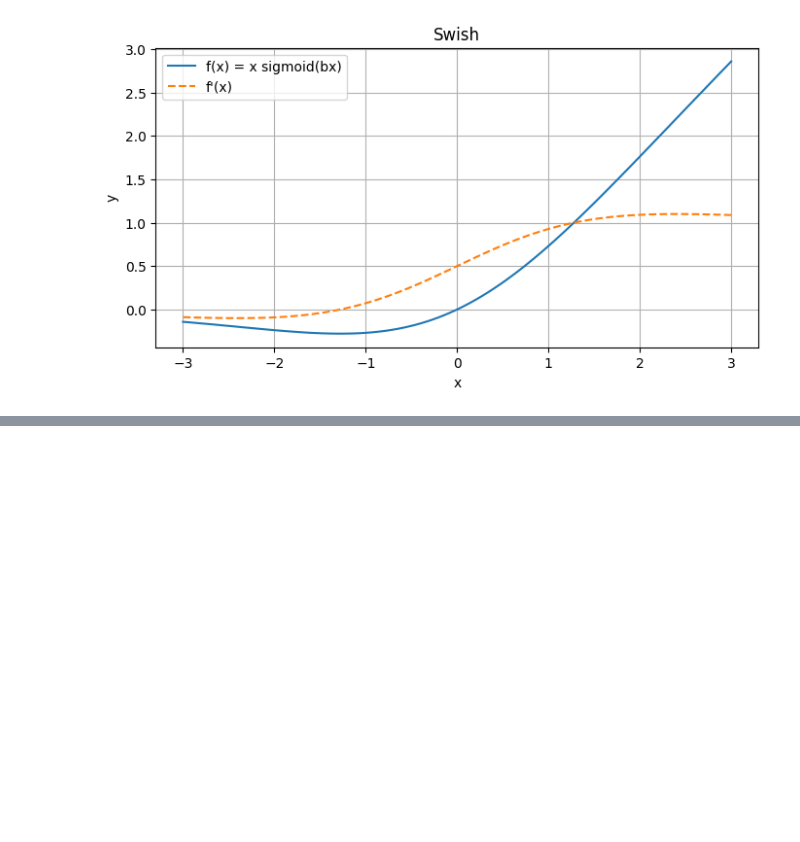
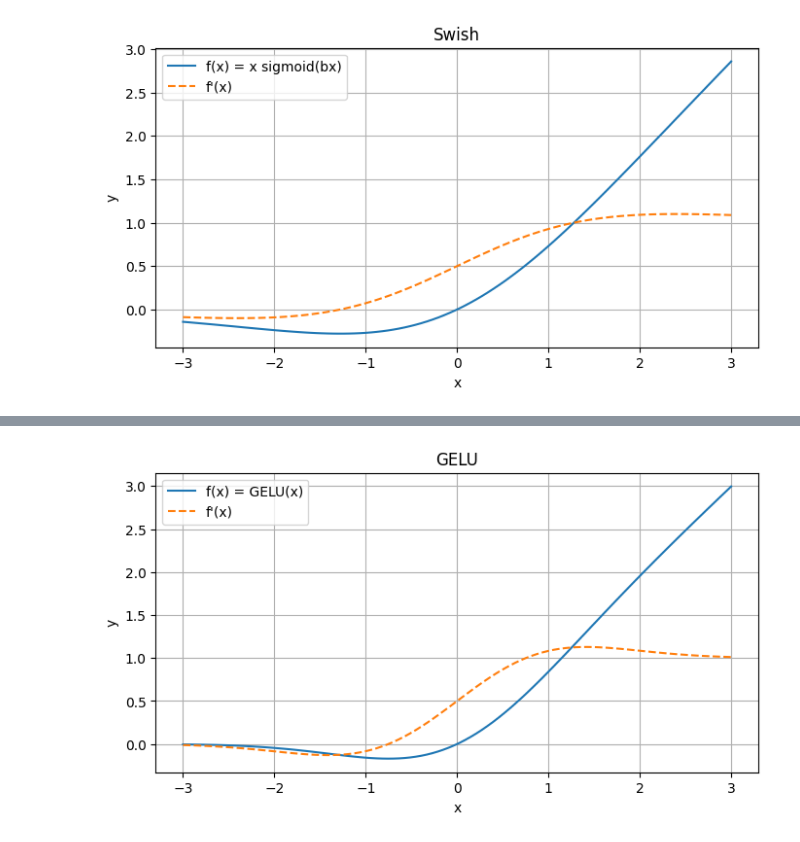
Before and after one commit to Jiminator/MLNotes, a Jupyter notebook: MLStudio/activation_functions.ipynb, the cells around one changed output, grey strips where cells are left out. Cells and saved outputs as stored; diff of their text form; code cells hidden in the pictures; blank space fills up the shorter version.

```diff
--- a/MLStudio/activation_functions.ipynb
+++ b/MLStudio/activation_functions.ipynb
@@ -317,0 +373,11 @@ GEGLU
+# %%
+def cdf(x):
+    return 0.5 * (1 + torch.erf(x / torch.sqrt(torch.tensor(2.0))))
+
+def gelu(x):
+    return x * cdf(x)
+    #  Approximated version: return 0.5 * x * (1 + torch.tanh(np.sqrt(2 / np.pi) * (x + 0.044715 * torch.pow(x, 3))))
+
+plot(gelu, 'GELU', "GELU(x)")
+# %% [output]
+[figure, added]
```
Also changed, not shown: parts of 8 cells of this notebook.
